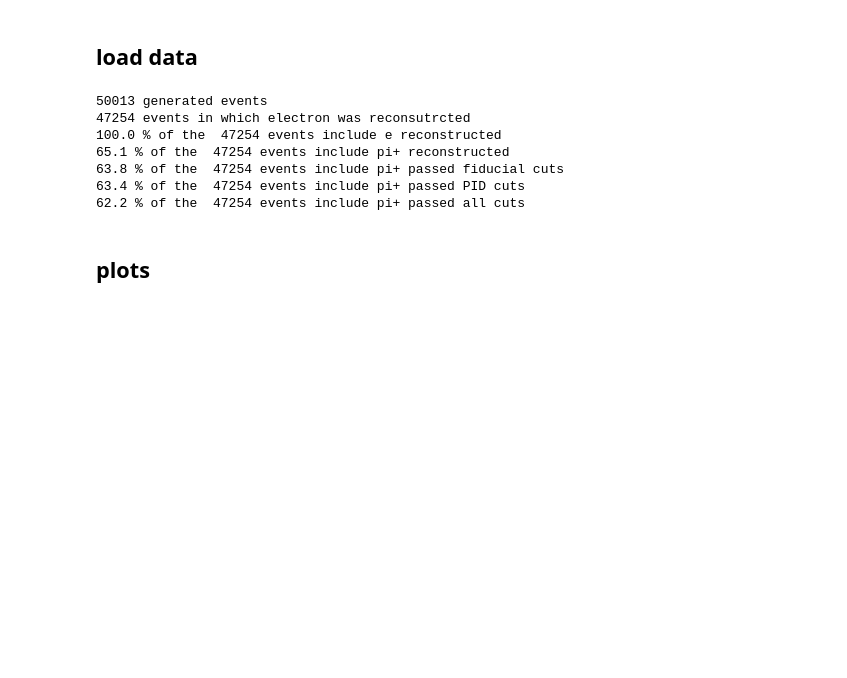
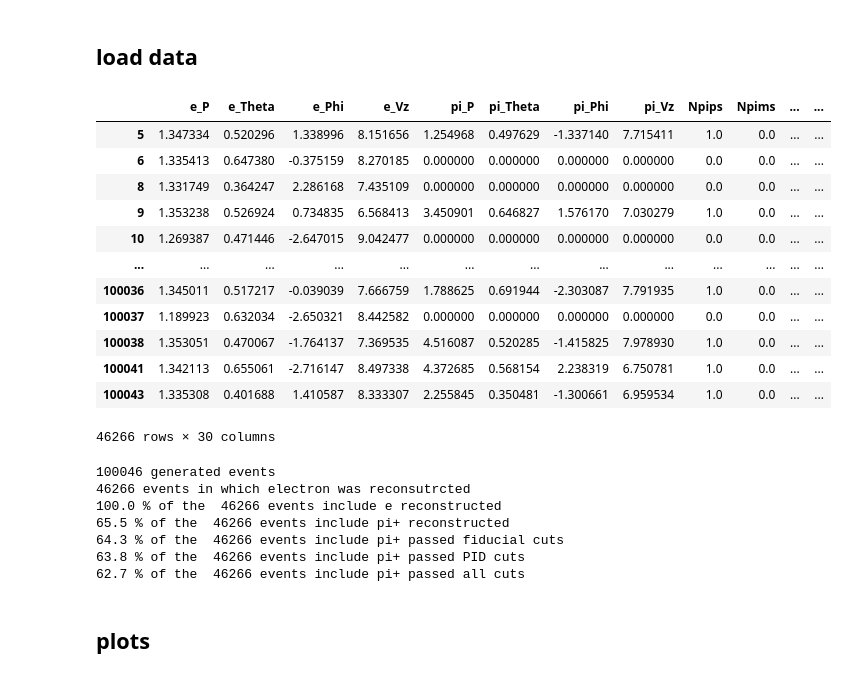
Before and after one commit to erezcoh4/SIDIS_at_BAND, a Jupyter notebook: PythonAnalysis/AcceptanceCorrections/pi_acceptance_maps.ipynb, the cells around one changed output. Saved outputs shown, nothing was run; the diff lists cells and outputs as text; code cells hidden in the pictures; blank space fills up the shorter version.

```diff
--- a/PythonAnalysis/AcceptanceCorrections/pi_acceptance_maps.ipynb
+++ b/PythonAnalysis/AcceptanceCorrections/pi_acceptance_maps.ipynb
@@ -89,12 +89,28 @@ def create_2d_acceptance_map(df=eepi_GEMC,
     return h_gen,h_acc,h_eff,xedges,yedges
 # %% [markdown]
 ## load data
+# %%
+eepi_GEMC
+# %% [output]
+|  | e_P | e_Theta | e_Phi | e_Vz | pi_P | pi_Theta | pi_Phi | pi_Vz | Npips | Npims | ... | ... |
+| 5 | 1.347334 | 0.520296 | 1.338996 | 8.151656 | 1.254968 | 0.497629 | -1.337140 | 7.715411 | 1.0 | 0.0 | ... | ... |
+| 6 | 1.335413 | 0.647380 | -0.375159 | 8.270185 | 0.000000 | 0.000000 | 0.000000 | 0.000000 | 0.0 | 0.0 | ... | ... |
+| 8 | 1.331749 | 0.364247 | 2.286168 | 7.435109 | 0.000000 | 0.000000 | 0.000000 | 0.000000 | 0.0 | 0.0 | ... | ... |
+| 9 | 1.353238 | 0.526924 | 0.734835 | 6.568413 | 3.450901 | 0.646827 | 1.576170 | 7.030279 | 1.0 | 0.0 | ... | ... |
+| 10 | 1.269387 | 0.471446 | -2.647015 | 9.042477 | 0.000000 | 0.000000 | 0.000000 | 0.000000 | 0.0 | 0.0 | ... | ... |
+| ... | ... | ... | ... | ... | ... | ... | ... | ... | ... | ... | ... | ... |
+| 100036 | 1.345011 | 0.517217 | -0.039039 | 7.666759 | 1.788625 | 0.691944 | -2.303087 | 7.791935 | 1.0 | 0.0 | ... | ... |
+| 100037 | 1.189923 | 0.632034 | -2.650321 | 8.442582 | 0.000000 | 0.000000 | 0.000000 | 0.000000 | 0.0 | 0.0 | ... | ... |
+| 100038 | 1.353051 | 0.470067 | -1.764137 | 7.369535 | 4.516087 | 0.520285 | -1.415825 | 7.978930 | 1.0 | 0.0 | ... | ... |
+| 100041 | 1.342113 | 0.655061 | -2.716147 | 8.497338 | 4.372685 | 0.568154 | 2.238319 | 6.750781 | 1.0 | 0.0 | ... | ... |
+| 100043 | 1.335308 | 0.401688 | 1.410587 | 8.333307 | 2.255845 | 0.350481 | -1.300661 | 6.959534 | 1.0 | 0.0 | ... | ... |
+46266 rows × 30 columns
 # %%
 eepi_GEMC = pd.read_csv( main_data_path + 'eepips_p_uniform_distribution.csv')
 # disregard events in which the electron is not reconstructed
 print('%d generated events'%len(eepi_GEMC))
-eepi_GEMC = eepi_GEMC[eepi_GEMC.e_reconstructed==1]
-print('%d events in which electron was reconsutrcted'%len(eepi_GEMC[eepi_GEMC.e_reconstructed==1]))
+eepi_GEMC = eepi_GEMC[eepi_GEMC.e_passed_cuts==1]
+print('%d events in which electron was reconsutrcted'%len(eepi_GEMC[eepi_GEMC.e_passed_cuts==1]))
 Nevents = len(eepi_GEMC)
 
 print('%.1f'%(100.*len(eepi_GEMC[eepi_GEMC.Nelectrons>0]) /Nevents),'% of the ','%d events include e reconstructed'%Nevents)
@@ -103,13 +119,13 @@ print('%.1f'%(100.*len(eepi_GEMC[eepi_GEMC.pi_passed_fiducial_cuts==1]) /Nevents
 print('%.1f'%(100.*len(eepi_GEMC[eepi_GEMC.pi_passed_PID_cuts==1]) /Nevents),'% of the ','%d events include pi+ passed PID cuts'%Nevents)
 print('%.1f'%(100.*len(eepi_GEMC[eepi_GEMC.pi_passed_cuts==1]) /Nevents),'% of the ','%d events include pi+ passed all cuts'%Nevents)
 # %% [output]
-50013 generated events
-47254 events in which electron was reconsutrcted
-100.0 % of the  47254 events include e reconstructed
-65.1 % of the  47254 events include pi+ reconstructed
-63.8 % of the  47254 events include pi+ passed fiducial cuts
-63.4 % of the  47254 events include pi+ passed PID cuts
-62.2 % of the  47254 events include pi+ passed all cuts
+100046 generated events
+46266 events in which electron was reconsutrcted
+100.0 % of the  46266 events include e reconstructed
+65.5 % of the  46266 events include pi+ reconstructed
+64.3 % of the  46266 events include pi+ passed fiducial cuts
+63.8 % of the  46266 events include pi+ passed PID cuts
+62.7 % of the  46266 events include pi+ passed all cuts
 # %% [markdown]
 ## plots
 # %% [markdown]
```
Also changed, not shown: parts of 7 cells of this notebook, 1 other file.
